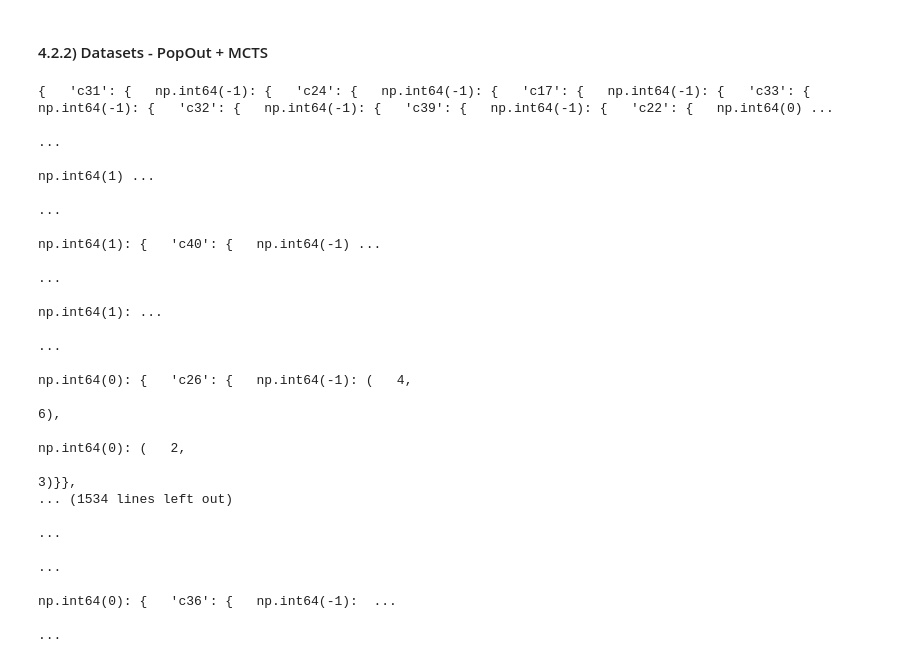
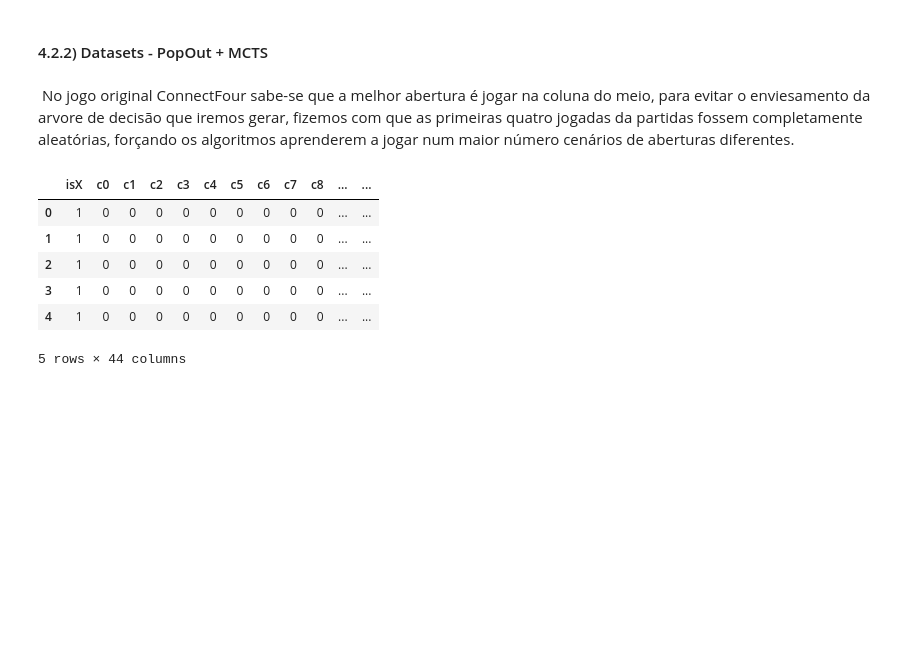
Before and after one commit to amandacalu/IA-2526-Project, a Jupyter notebook: notebooks/final_submission.ipynb, the cells around one changed output. Saved outputs shown, nothing was run; the diff lists cells and outputs as text; code cells hidden in the pictures; blank space fills up the shorter version.

```diff
--- a/notebooks/final_submission.ipynb
+++ b/notebooks/final_submission.ipynb
@@ -1598,64 +1595,19 @@ Errou nos casos: [27, 39]
 {'sepallength': 'Médio', 'sepalwidth': 'Médio', 'petallength': 'Grande', 'petalwidth': 'Grande'}
 # %% [markdown]
 #### 4.2.2) Datasets - PopOut + MCTS
+# %% [markdown]
+&nbsp;No jogo original ConnectFour sabe-se que a melhor abertura é jogar na coluna do meio, para evitar o enviesamento da arvore de decisão que iremos gerar, fizemos com que as primeiras quatro jogadas da partidas fossem completamente aleatórias, forçando os algoritmos aprenderem a jogar num maior número cenários de aberturas diferentes.
 # %%
-import ast
-df = pd.read_csv('../data/raw/MCTS_Random_Opening_data.csv')
+import pandas as pd
+
+df= pd.read_csv('../data/raw/dataset_Winners.csv')
+
 df.head(5)
-
-df['target'] = df['target'].apply(ast.literal_eval)
-df['target'] = df['target'].tolist()
-
-
-df_0 = df[df['isX'] == 0].drop(columns=['isX'])
-
-df_1 = df[df['isX'] == 1].drop(columns=['isX'])
-
-df_0.to_csv('../data/processed/dataset_isX_0.csv', index=False)
-X_O = df_0.drop('target', axis=1)
-y_O = df_0['target']
-
-df_1.to_csv('../data/processed/dataset_isX_1.csv', index=False)
-X_X = df_1.drop('target', axis=1)
-y_X = df_1['target']
-
-tree_MCTS_X = my_ID3(df_1,X_X,y_X)
-tree_MCTS_O = my_ID3(df_0, X_O, y_O)
+# %% [output]
+|  | isX | c0 | c1 | c2 | c3 | c4 | c5 | c6 | c7 | c8 | ... | ... |
+| 0 | 1 | 0 | 0 | 0 | 0 | 0 | 0 | 0 | 0 | 0 | ... | ... |
+| 1 | 1 | 0 | 0 | 0 | 0 | 0 | 0 | 0 | 0 | 0 | ... | ... |
+| 2 | 1 | 0 | 0 | 0 | 0 | 0 | 0 | 0 | 0 | 0 | ... | ... |
+| 3 | 1 | 0 | 0 | 0 | 0 | 0 | 0 | 0 | 0 | 0 | ... | ... |
+| 4 | 1 | 0 | 0 | 0 | 0 | 0 | 0 | 0 | 0 | 0 | ... | ... |
+5 rows × 44 columns
-# %%
-from pprint import pprint
-
-pprint(tree_MCTS_X, indent=4, depth=10)
-
-acertos_X = 0
-lista_erros_X = []
-
-df_1_blind = df_1.drop('target', axis=1)
-
-for i in range(len(df_1)):
-    exemplo = df_1_blind.iloc[i].to_dict()
-    real = df_1.iloc[i]['target']
-    predicao = classificador(exemplo,tree_MCTS_X)
-    if real == predicao:
-        acertos_X = acertos_X +1
-    else:
-        lista_erros_X.append(i+1)
-print(f"Tamanho = {len(df_1)}\nAcertos = {acertos_X}")
-print(f'Acuracia = {acertos_X/len(df_1)}')
-# %% [output]
-{   'c31': {   np.int64(-1): {   'c24': {   np.int64(-1): {   'c17': {   np.int64(-1): {   'c33': {   np.int64(-1): {   'c32': {   np.int64(-1): {   'c39': {   np.int64(-1): {   'c22': {   np.int64(0) ...
-                                                                                                                                                                                                         ...
-                                                                                                                                                                                             np.int64(1) ...
-                                                                                                                                                                                                         ...
-                                                                                                                                                                np.int64(1): {   'c40': {   np.int64(-1) ...
-                                                                                                                                                                                                         ...
-                                                                                                                                                                                            np.int64(1): ...
-                                                                                                                                                                                                         ...
-                                                                                                                                   np.int64(0): {   'c26': {   np.int64(-1): (   4,
-                                                                                                                                                                                 6),
-                                                                                                                                                               np.int64(0): (   2,
-                                                                                                                                                                                3)}},
-... (1534 lines left out)
-                                                                                                                                                                                                         ...
-                                                                                                                                                                                                         ...
-                                                                                                                                                              np.int64(0): {   'c36': {   np.int64(-1):  ...
-                                                                                                                                                                                                         ...
```
Also changed, not shown: parts of 24 cells of this notebook, 6 other files.
